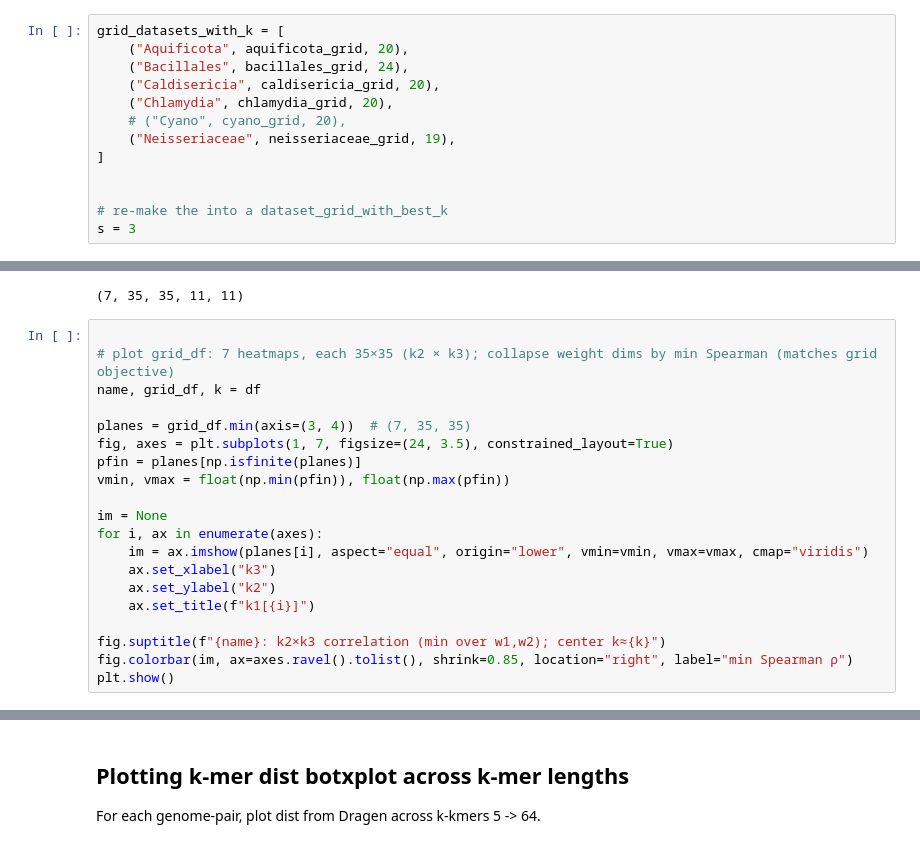
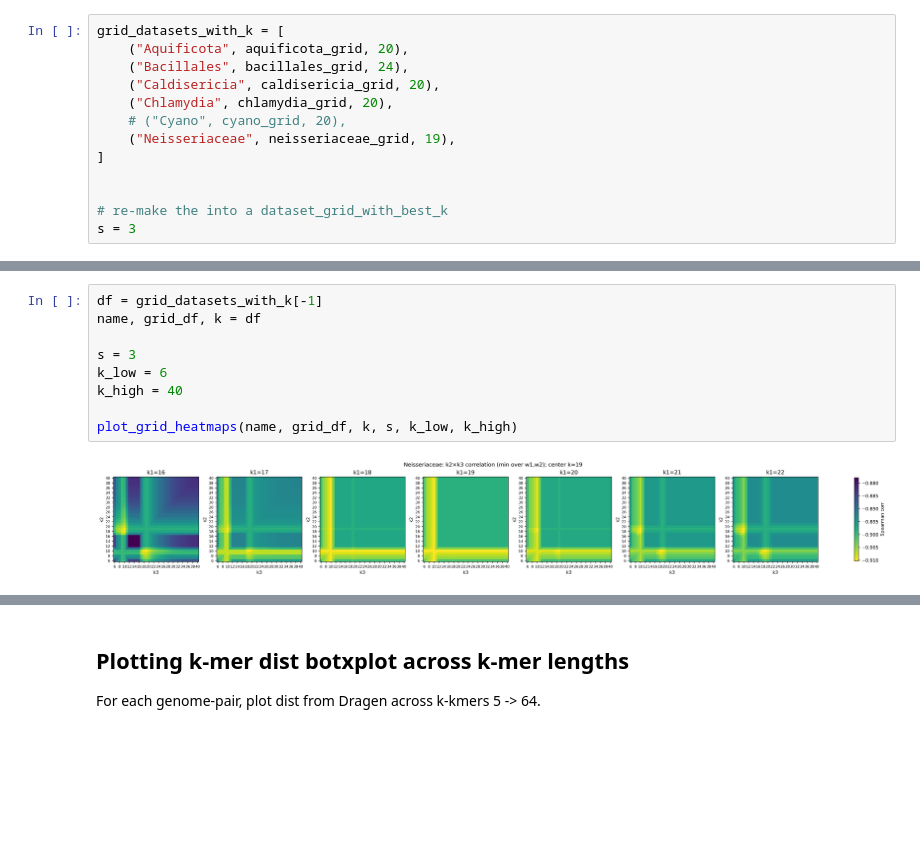
Before and after one commit to StephenHwang/Ok-k-mer, a Jupyter notebook: src/tree_mask.ipynb, the cells around one changed output, grey strips where cells are left out. Saved outputs shown, nothing was run; the diff lists cells and outputs as text; blank space fills up the shorter version.

Commit message:
Plot 3-k-mer heatmaps; subplot k1, k3 vs k2.

```diff
--- a/src/tree_mask.ipynb
+++ b/src/tree_mask.ipynb
@@ -881,23 +904,11 @@ plt.show()
 # %%
+df = grid_datasets_with_k[-1]
+name, grid_df, k = df
+
+s = 3
+k_low = 6
+k_high = 40
+
+plot_grid_heatmaps(name, grid_df, k, s, k_low, k_high)
 # %% [output]
-(7, 35, 35, 11, 11)
+[figure, added]
-# %%
-
-# plot grid_df: 7 heatmaps, each 35×35 (k2 × k3); collapse weight dims by min Spearman (matches grid objective)
-name, grid_df, k = df
-
-planes = grid_df.min(axis=(3, 4))  # (7, 35, 35)
-fig, axes = plt.subplots(1, 7, figsize=(24, 3.5), constrained_layout=True)
-pfin = planes[np.isfinite(planes)]
-vmin, vmax = float(np.min(pfin)), float(np.max(pfin))
-
-im = None
-for i, ax in enumerate(axes):
-    im = ax.imshow(planes[i], aspect="equal", origin="lower", vmin=vmin, vmax=vmax, cmap="viridis")
-    ax.set_xlabel("k3")
-    ax.set_ylabel("k2")
-    ax.set_title(f"k1[{i}]")
-
-fig.suptitle(f"{name}: k2×k3 correlation (min over w1,w2); center k≈{k}")
-fig.colorbar(im, ax=axes.ravel().tolist(), shrink=0.85, location="right", label="min Spearman ρ")
-plt.show()
```
Also changed, not shown: parts of 5 cells of this notebook.
